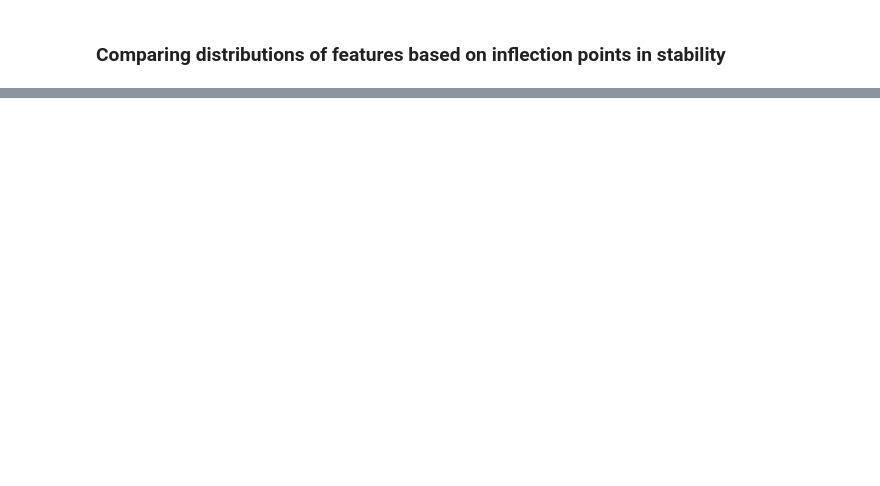
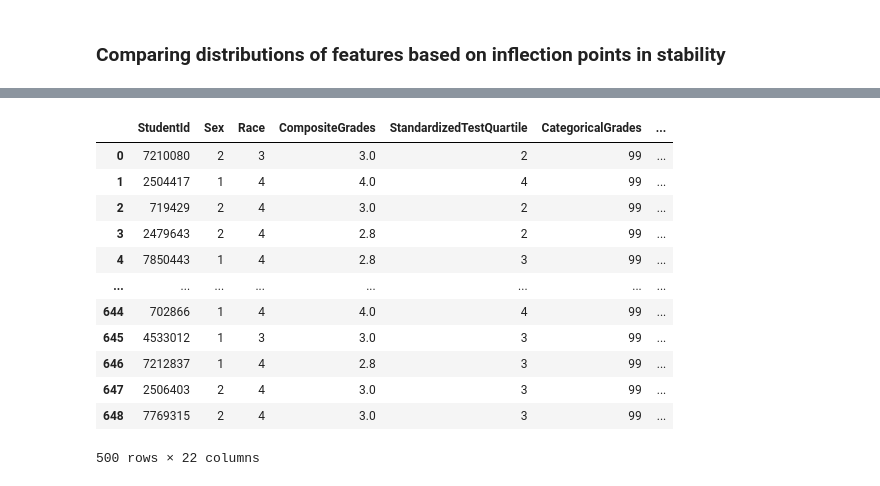
Before and after one commit to lurosenb/Swap_Auditor, a Jupyter notebook: nels_stability_tests.ipynb, the cells around one changed output, grey strips where cells are left out. Saved outputs shown, nothing was run; the diff lists cells and outputs as text; code cells hidden in the pictures; blank space fills up the shorter version.

```diff
--- a/nels_stability_tests.ipynb
+++ b/nels_stability_tests.ipynb
@@ -356,0 +342,16 @@ White students with stability >= 1: 444
+# %%
+tiny_test
+# %% [output]
+|  | StudentId | Sex | Race | CompositeGrades | StandardizedTestQuartile | CategoricalGrades | ... |
+| 0 | 7210080 | 2 | 3 | 3.0 | 2 | 99 | ... |
+| 1 | 2504417 | 1 | 4 | 4.0 | 4 | 99 | ... |
+| 2 | 719429 | 2 | 4 | 3.0 | 2 | 99 | ... |
+| 3 | 2479643 | 2 | 4 | 2.8 | 2 | 99 | ... |
+| 4 | 7850443 | 1 | 4 | 2.8 | 3 | 99 | ... |
+| ... | ... | ... | ... | ... | ... | ... | ... |
+| 644 | 702866 | 1 | 4 | 4.0 | 4 | 99 | ... |
+| 645 | 4533012 | 1 | 3 | 3.0 | 3 | 99 | ... |
+| 646 | 7212837 | 1 | 4 | 2.8 | 3 | 99 | ... |
+| 647 | 2506403 | 2 | 4 | 3.0 | 3 | 99 | ... |
+| 648 | 7769315 | 2 | 4 | 3.0 | 3 | 99 | ... |
+500 rows × 22 columns
```
Also changed, not shown: parts of 10 cells of this notebook, 3 other files.
